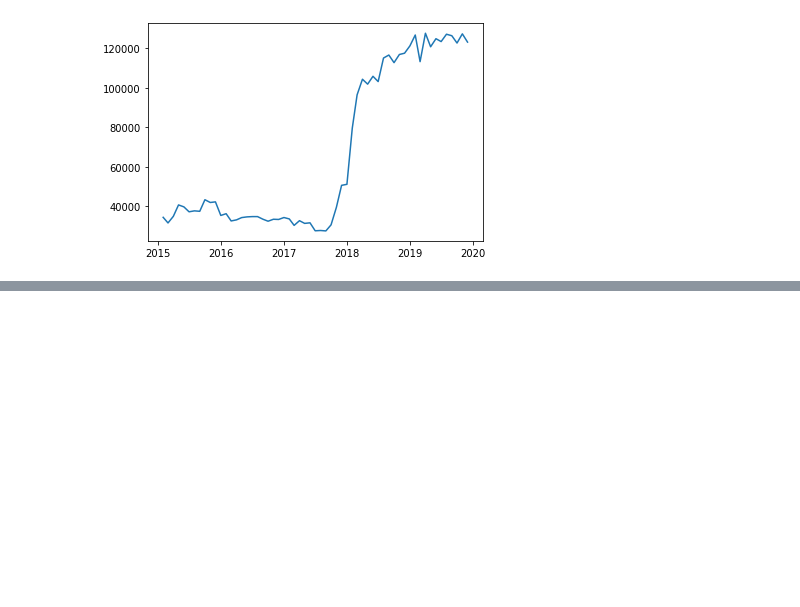
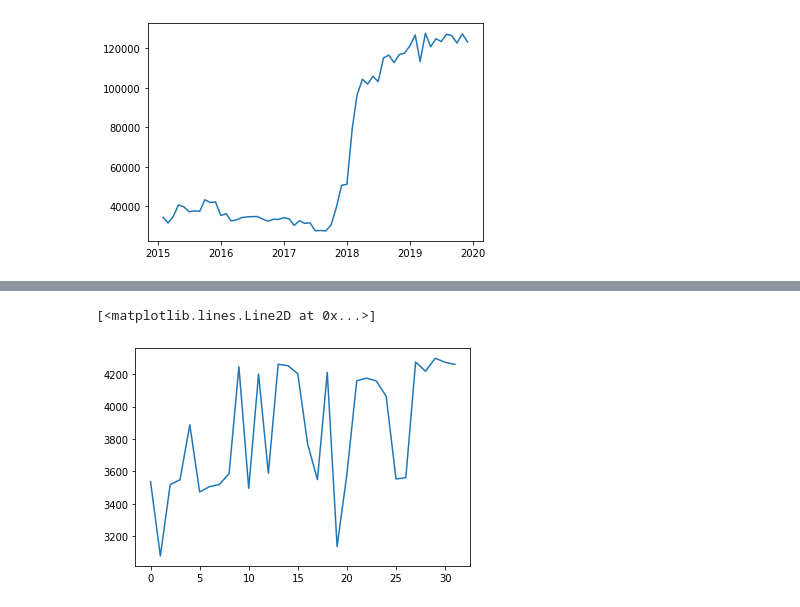
Before and after one commit to srija1021/HMEI-2021, a Jupyter notebook: obs_over_time.ipynb, the cells around one changed output, grey strips where cells are left out. Saved outputs shown, nothing was run; the diff lists cells and outputs as text; code cells hidden in the pictures; blank space fills up the shorter version.

```diff
--- a/obs_over_time.ipynb
+++ b/obs_over_time.ipynb
@@ -90,0 +96,6 @@ plt.plot(obs[:'2019-11-30'])
+# %%
+# observations reported by individual stations in Nov, 2019
+plt.plot(nov_2019)
+# %% [output]
+[<matplotlib.lines.Line2D at 0x...>]
+[figure, added]
```
Also changed, not shown: parts of 5 cells of this notebook.
